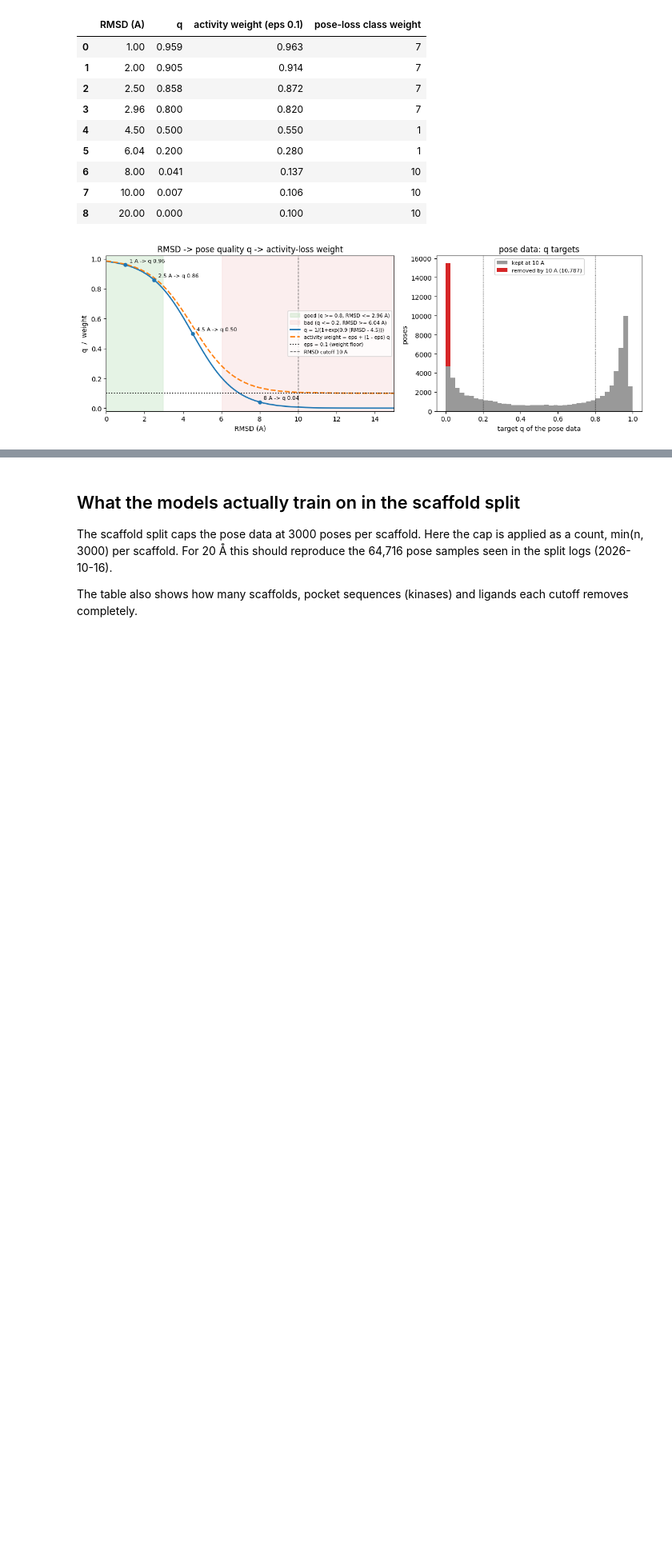
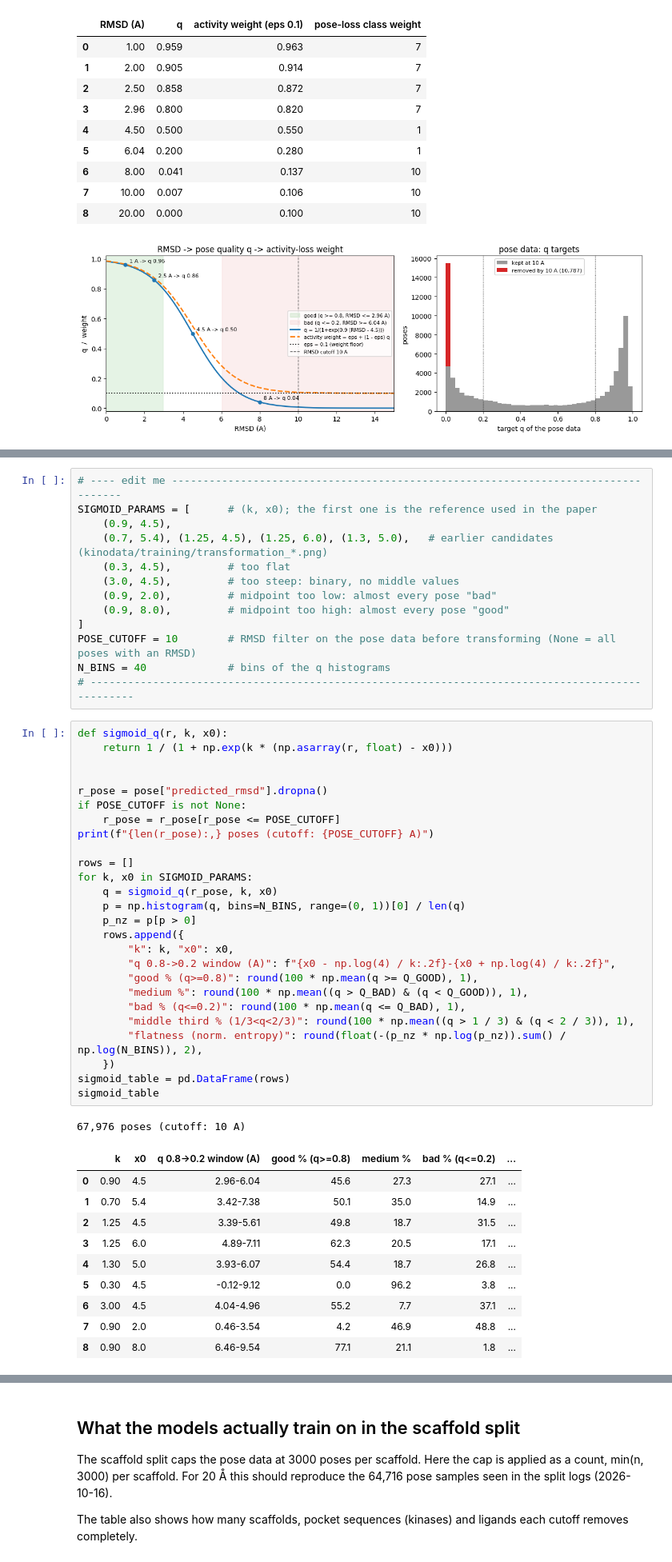
Before and after one commit to openkinome/multi-objective-kinodata-3D, a Jupyter notebook: analysis/rmsd_distribution.ipynb, the cells around one changed output, grey strips where cells are left out. Shown at 80% size. Cells and saved outputs as stored; diff of their text form; blank space fills up the shorter version.

```diff
--- a/analysis/rmsd_distribution.ipynb
+++ b/analysis/rmsd_distribution.ipynb
@@ -210,0 +234,51 @@ fig.savefig(OUTPUT / "sigmoid_transformation.png", dpi=200)
+# %%
+# ---- edit me ----------------------------------------------------------------------------------
+SIGMOID_PARAMS = [      # (k, x0); the first one is the reference used in the paper
+    (0.9, 4.5),
+    (0.7, 5.4), (1.25, 4.5), (1.25, 6.0), (1.3, 5.0),   # earlier candidates (kinodata/training/transformation_*.png)
+    (0.3, 4.5),         # too flat
+    (3.0, 4.5),         # too steep: binary, no middle values
+    (0.9, 2.0),         # midpoint too low: almost every pose "bad"
+    (0.9, 8.0),         # midpoint too high: almost every pose "good"
+]
+POSE_CUTOFF = 10        # RMSD filter on the pose data before transforming (None = all poses with an RMSD)
+N_BINS = 40             # bins of the q histograms
+# -------------------------------------------------------------------------------------------------
+# %%
+def sigmoid_q(r, k, x0):
+    return 1 / (1 + np.exp(k * (np.asarray(r, float) - x0)))
+
+
+r_pose = pose["predicted_rmsd"].dropna()
+if POSE_CUTOFF is not None:
+    r_pose = r_pose[r_pose <= POSE_CUTOFF]
+print(f"{len(r_pose):,} poses (cutoff: {POSE_CUTOFF} A)")
+
+rows = []
+for k, x0 in SIGMOID_PARAMS:
+    q = sigmoid_q(r_pose, k, x0)
+    p = np.histogram(q, bins=N_BINS, range=(0, 1))[0] / len(q)
+    p_nz = p[p > 0]
+    rows.append({
+        "k": k, "x0": x0,
+        "q 0.8->0.2 window (A)": f"{x0 - np.log(4) / k:.2f}-{x0 + np.log(4) / k:.2f}",
+        "good % (q>=0.8)": round(100 * np.mean(q >= Q_GOOD), 1),
+        "medium %": round(100 * np.mean((q > Q_BAD) & (q < Q_GOOD)), 1),
+        "bad % (q<=0.2)": round(100 * np.mean(q <= Q_BAD), 1),
+        "middle third % (1/3<q<2/3)": round(100 * np.mean((q > 1 / 3) & (q < 2 / 3)), 1),
+        "flatness (norm. entropy)": round(float(-(p_nz * np.log(p_nz)).sum() / np.log(N_BINS)), 2),
+    })
+sigmoid_table = pd.DataFrame(rows)
+sigmoid_table
+# %% [output]
+67,976 poses (cutoff: 10 A)
+|  | k | x0 | q 0.8->0.2 window (A) | good % (q>=0.8) | medium % | bad % (q<=0.2) | ... |
+| 0 | 0.90 | 4.5 | 2.96-6.04 | 45.6 | 27.3 | 27.1 | ... |
+| 1 | 0.70 | 5.4 | 3.42-7.38 | 50.1 | 35.0 | 14.9 | ... |
+| 2 | 1.25 | 4.5 | 3.39-5.61 | 49.8 | 18.7 | 31.5 | ... |
+| 3 | 1.25 | 6.0 | 4.89-7.11 | 62.3 | 20.5 | 17.1 | ... |
+| 4 | 1.30 | 5.0 | 3.93-6.07 | 54.4 | 18.7 | 26.8 | ... |
+| 5 | 0.30 | 4.5 | -0.12-9.12 | 0.0 | 96.2 | 3.8 | ... |
+| 6 | 3.00 | 4.5 | 4.04-4.96 | 55.2 | 7.7 | 37.1 | ... |
+| 7 | 0.90 | 2.0 | 0.46-3.54 | 4.2 | 46.9 | 48.8 | ... |
+| 8 | 0.90 | 8.0 | 6.46-9.54 | 77.1 | 21.1 | 1.8 | ... |
```
Also changed, not shown: parts of 3 cells of this notebook, 1 other file.
